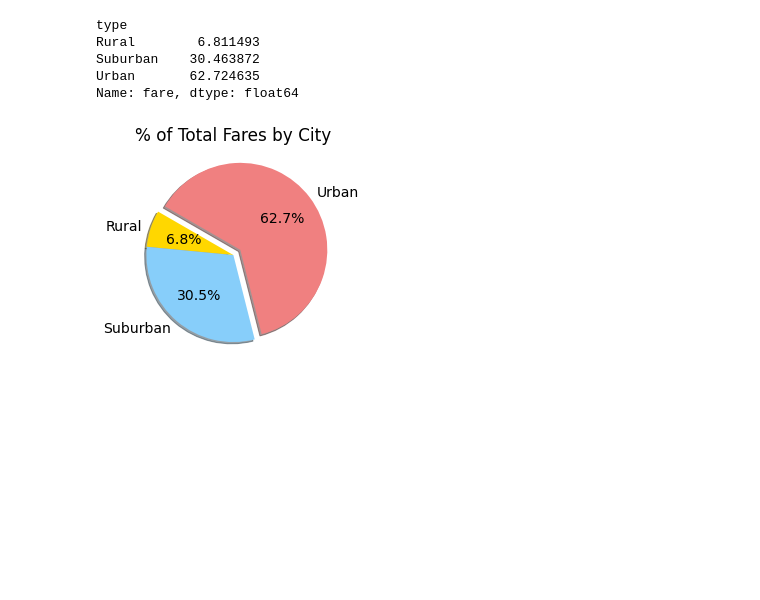
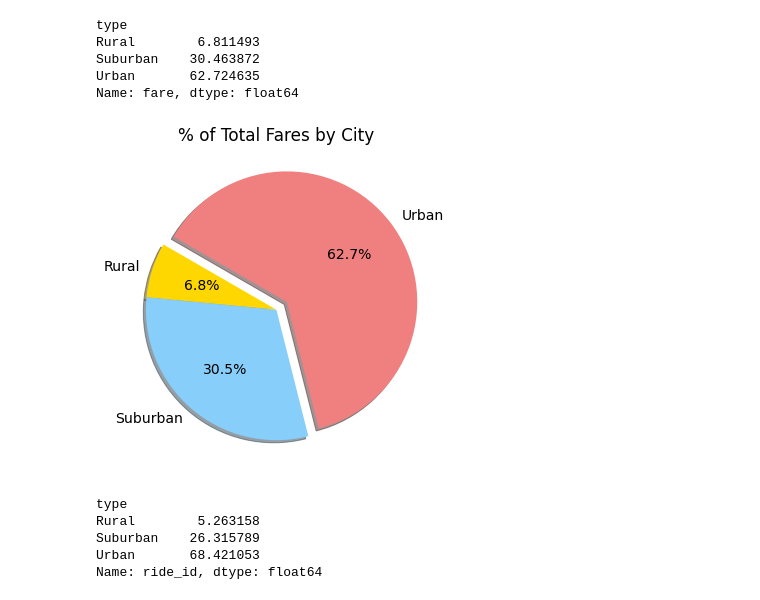
Before and after one commit to js816/PyBer_Analysis, a Jupyter notebook: PyBer.ipynb, the cells around one changed output. Cells and saved outputs as stored; diff of their text form; code cells hidden in the pictures; blank space fills up the shorter version.

```diff
--- a/PyBer.ipynb
+++ b/PyBer.ipynb
@@ -807,24 +807,45 @@ Name: fare, dtype: float64
 # %%
 # Importing the matplotlib library
 import matplotlib as mpl
 
 # Create the pie chart
+plt.subplots(figsize=(10, 6))
 plt.pie(type_percents,
         labels=["Rural", "Suburban", "Urban"],
         explode=[0, 0, 0.1],
         shadow=True,
         startangle=150,
         autopct='%1.1f%%',
         colors=["gold", "lightskyblue", "lightcoral"])
 plt.title("% of Total Fares by City")
 
 # Change font size to 14
 mpl.rcParams['font.size'] = 14
 
 # Save the figure
 plt.savefig("analysis\Fig5.png")
 
 # Show the figure
 plt.show()
 # %% [output]
-[figure, old version]
+[figure, new version]
+# %%
+# Get total rides for each city type
+#city_type_ride_count = pyber_data_df.groupby(["type"]).count()["ride_id"]
+
+# Get total rides overall
+#overall_ride_count = pyber_data_df.count()["ride_id"]
+
+# Divide total rides for each city type by total rides overall * 100
+#city_type_ride_percentage = city_type_ride_count / overall_ride_count * 100
+#city_type_ride_percentage
+
+# Now all as one function
+ride_percents = pyber_data_df.groupby(['type']).count()['ride_id'] / pyber_data_df.count()['ride_id'] * 100
+ride_percents
+# %% [output]
+type
+Rural        5.263158
+Suburban    26.315789
+Urban       68.421053
+Name: ride_id, dtype: float64
```
Also changed, not shown: parts of 1 cell of this notebook, 3 other files.
